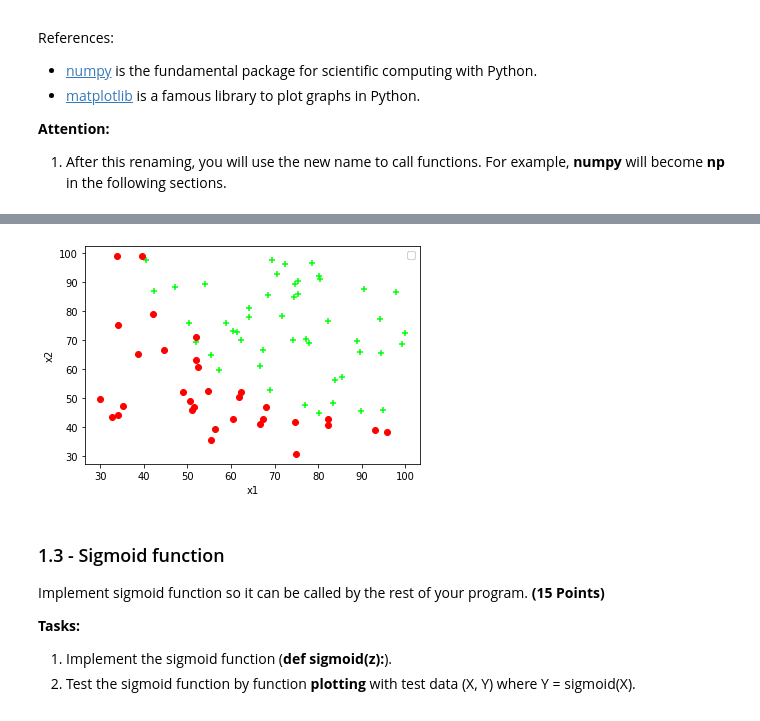
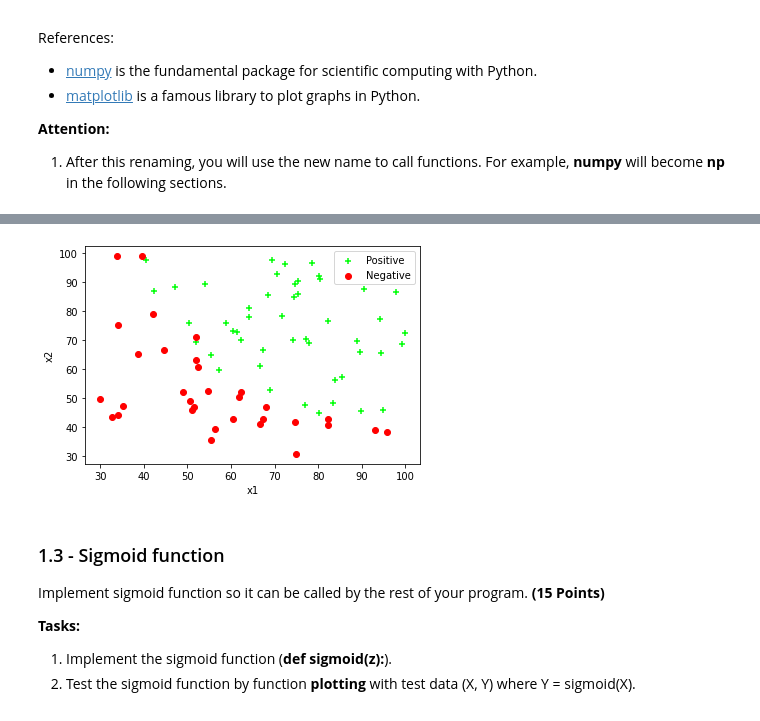
Before and after one commit to NChitty/CAP4630, a Jupyter notebook: hw2/Homework_02_colab.ipynb, the cells around one changed output, grey strips where cells are left out. Saved outputs shown, nothing was run; the diff lists cells and outputs as text; code cells hidden in the pictures.

Commit message:
Added legend to figure 1

```diff
--- a/hw2/Homework_02_colab.ipynb
+++ b/hw2/Homework_02_colab.ipynb
@@ -50,20 +51,25 @@ Prepare the data for regression task. **(15 Points)**
 # %%
 ### Preprocess input data and generate plots
 data = pd.read_csv('data_logistic.csv')
 X1 = data.iloc[:, 0]
 X2 = data.iloc[:, 1]
 Y = data.iloc[:, 2]
 marker = ['o','+']
 color = ['#ff0000','#00ff08']
 label = ['Negative', 'Positive']
-fig, ax = plt.subplots()
+positive = None
+negative = None
 for x1, x2, y in zip(X1, X2, Y):
-    ax.scatter(x1, x2, c=color[y], marker=marker[y])
+    if y == 1:
+       positive = plt.scatter(x1, x2, c=color[y], marker=marker[y], label=label[y])
+    else:
+        negative = plt.scatter(x1, x2, c=color[y], marker=marker[y], label=label[y])
+plt.legend(handles=[positive, negative])
 plt.xlabel('x1')
 plt.ylabel('x2')
 plt.show()
 # %% [output]
-[figure, old version]
+[figure, new version]
 # %% [markdown]
 ### 1.3 - Sigmoid function ##
 
```
Also changed, not shown: parts of 1 cell of this notebook.
